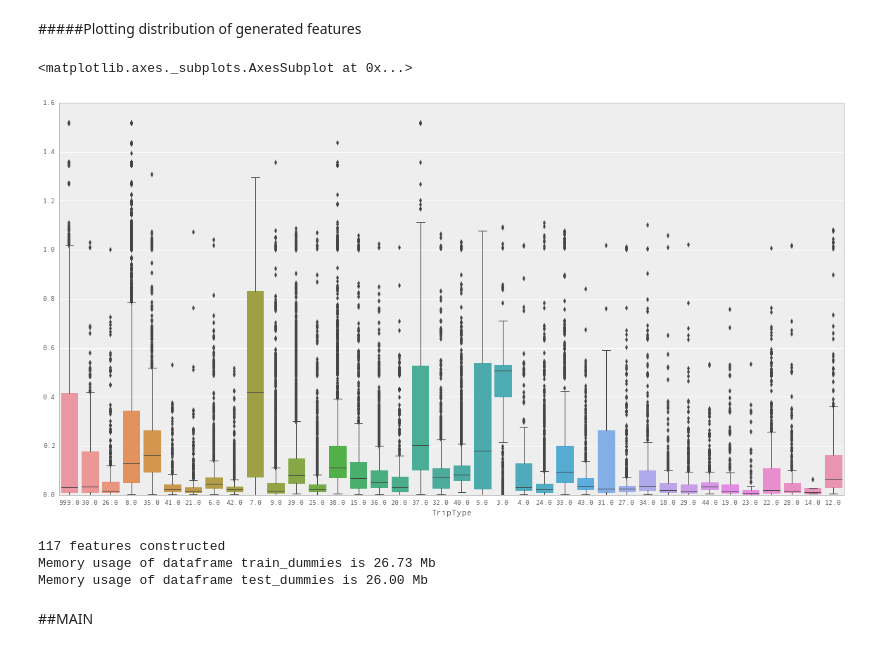
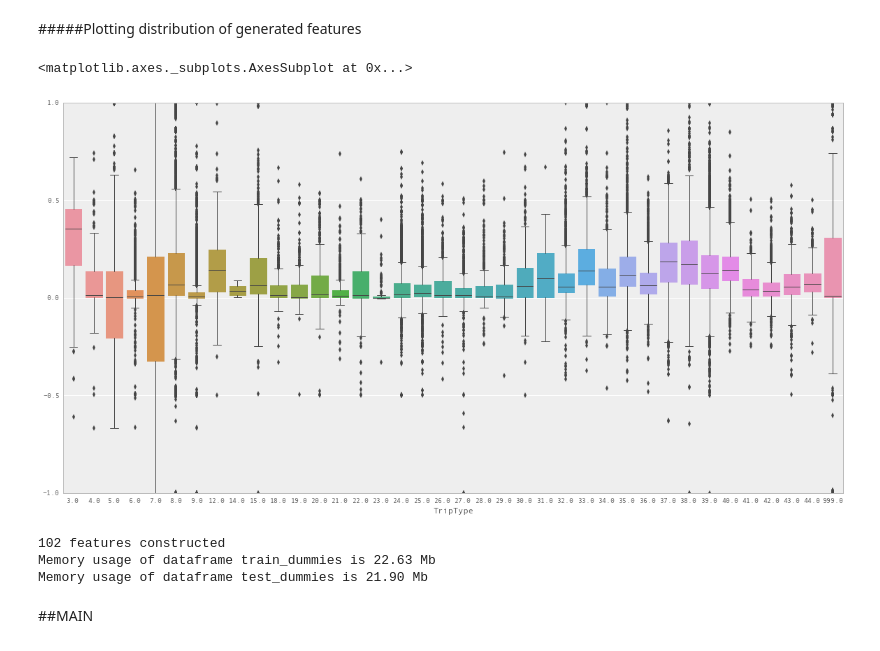
Before and after one commit to shayakhmetov/walmart-trip-type, a Jupyter notebook: walmart.ipynb, the cells around one changed output. Drawn from its saved outputs; the diff is of its cells as text; code cells hidden in the pictures.

```diff
--- a/walmart.ipynb
+++ b/walmart.ipynb
@@ -131,13 +113,12 @@ test_grouped = construct_grouped_features(test_grouped)
 # %% [markdown]
 #####Plotting distribution of generated features
 # %%
-sns.boxplot(train_grouped.TripType,
-            train_grouped.apply(lambda r:
-                                np.median(np.array(r.UpcProductFreq) + np.array(r.UpcManufacturerFreq) +
-                                               np.array(r.FinelineNumberFreq)/3), axis=1))
+sns.boxplot(train_grouped.sort('TripType').TripType,
+            train_grouped.sort('TripType').apply(lambda r:
+                                np.mean(np.array(r.UpcManufacturerFreq) - np.array(r.UpcProductFreq)), axis=1))
 # %% [output]
 <matplotlib.axes._subplots.AxesSubplot at 0x...>
-[figure, old version]
+[figure, new version]
 # %%
 def construct_dummy_features(data, dummy_columns):
     data = pd.get_dummies(data, sparse=True, dummy_na=False, columns=dummy_columns)
@@ -148,10 +129,7 @@ expanded_features = ['UpcPrefix', 'UpcManufacturerFreq', 'UpcProductFreq', 'Fine
 data = train_grouped.append(test_grouped)
 data = data[[col for col in data.columns if col not in expanded_features]]
 
-data = construct_dummy_features(data, ['Weekday', 'DepartmentDescription', 'ModeUpcPrefix'])
-
-for i in [1,4,5,9]:
-    del data['ModeUpcPrefix_' + str(i)]
+data = construct_dummy_features(data, ['Weekday', 'DepartmentDescription'])
 
 train_dummies = data.iloc[:len(train_grouped)]
 test_dummies = data.iloc[len(train_grouped):]
@@ -160,9 +138,9 @@ print(len(test_dummies.columns), 'features constructed')
 print('Memory usage of dataframe train_dummies is %3.2f Mb' % (train_dummies.memory_usage(index=True).sum()/(1024*1024)))
 print('Memory usage of dataframe test_dummies is %3.2f Mb' % (test_dummies.memory_usage(index=True).sum()/(1024*1024)))
 # %% [output]
-117 features constructed
-Memory usage of dataframe train_dummies is 26.73 Mb
-Memory usage of dataframe test_dummies is 26.00 Mb
+102 features constructed
+Memory usage of dataframe train_dummies is 22.63 Mb
+Memory usage of dataframe test_dummies is 21.90 Mb
 # %%
 # del train, test, train_grouped, test_grouped
 # %%
```
Also changed, not shown: parts of 12 cells of this notebook.
